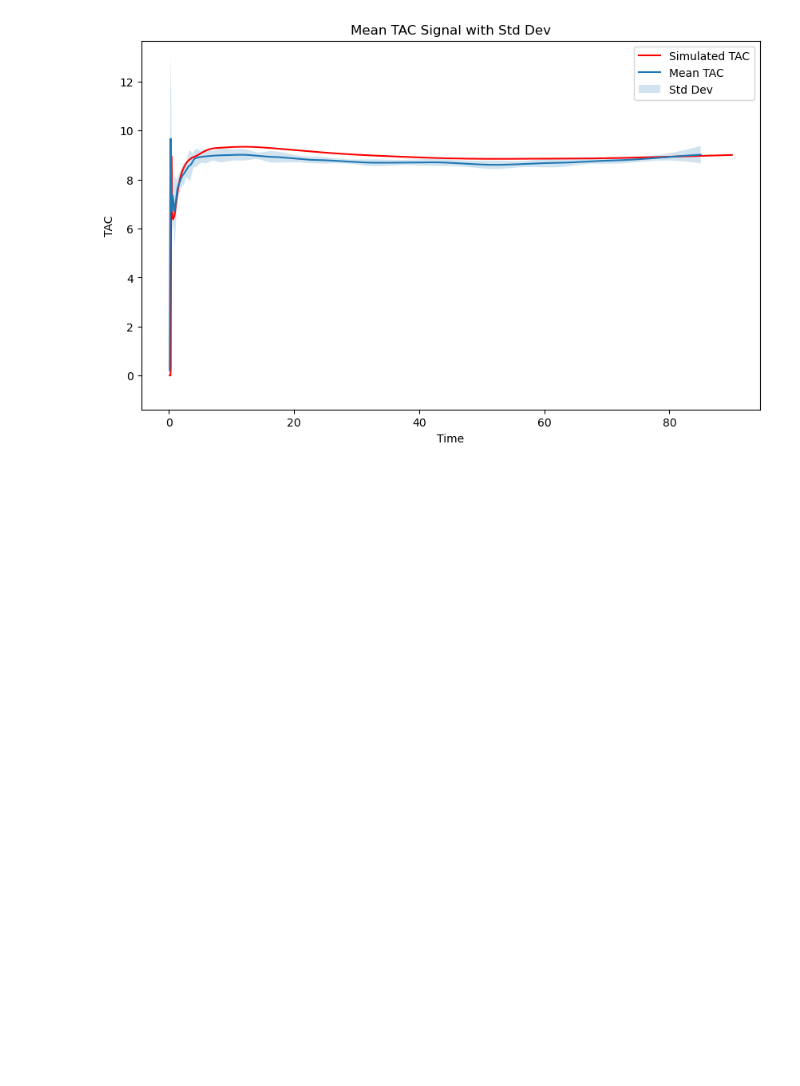
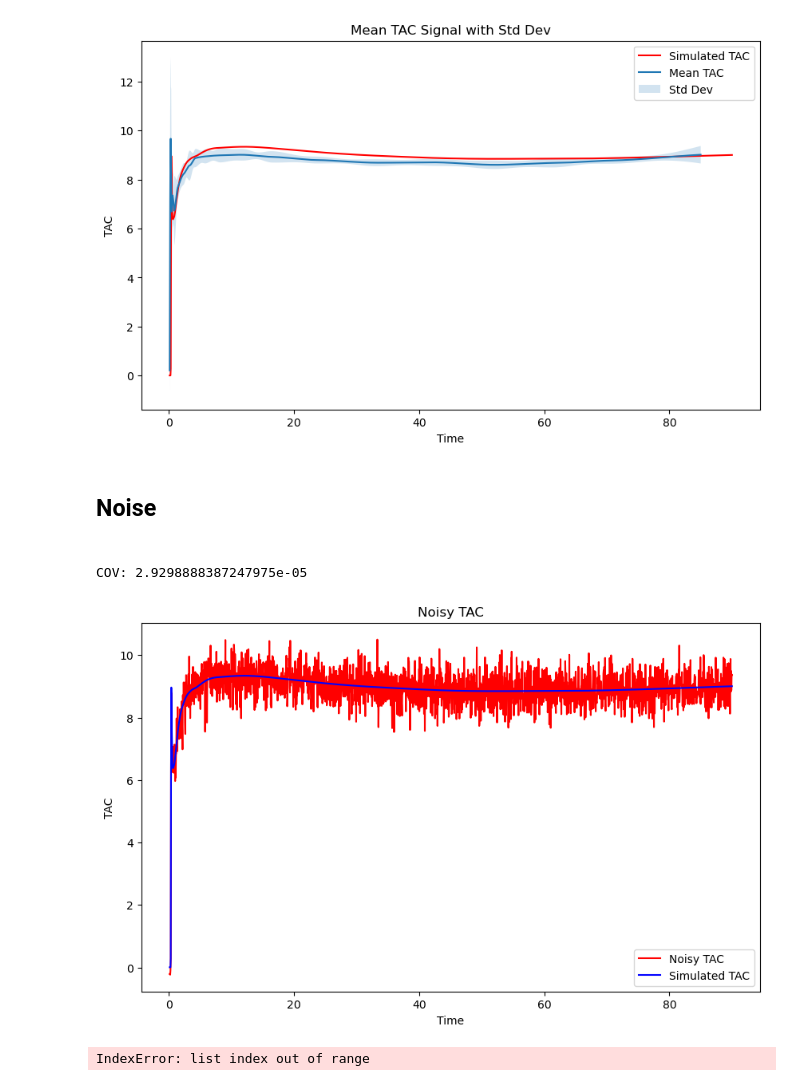
Before and after one commit to QuimSerraFaber/MSc-Thesis, a Jupyter notebook: Tests.ipynb, the cells around one changed output. Drawn from its saved outputs; the diff is of its cells as text; code cells hidden in the pictures; blank space fills up the shorter version.

Commit message:
Work on noise implementation

```diff
--- a/Tests.ipynb
+++ b/Tests.ipynb
@@ -311,6 +315,7 @@ def c_tissue5(IRF_values, pchip_pl, dt):
     Parameters:
     IRF_values (list): The IRF values.
     pchip_pl (list): Plasma concentration values interpolated using PCHIP.
+    dt (float): The time step increment.
 
     Returns:
     list: The simulated C_Tissue values.
@@ -321,9 +326,9 @@ def c_tissue5(IRF_values, pchip_pl, dt):
     simulated_c_tissue_values = scipy.signal.convolve(IRF_values, pchip_pl, mode='full')[:num_points]
 
     # Normalize the convolution result
-    normalized_result_tensor = simulated_c_tissue_values * dt # Multiply by dt
+    normalized_c_tissue = simulated_c_tissue_values * dt # Multiply by dt
 
-    return normalized_result_tensor
+    return normalized_c_tissue
 # %%
 dt = new_rtim[1] - new_rtim[0]
 simulated_c_tissue_values = c_tissue5(IRF_values, pchip_pl, dt)
@@ -455,3 +460,47 @@ plt.legend()
 plt.show()
 # %% [output]
 [figure]
+# %% [markdown]
+<h2> Noise <h2>
+# %%
+def adding_noise_simple(simulated_tac_values, ):
+    """
+    Adds normal noise to the simulated TAC values.
+
+    Parameters:
+    simulated_tac_values (list): The simulated TAC values.
+
+    Returns:
+    list: The simulated TAC values with added noise.
+    """
+    # Calculate the standard deviation using the last three TAC values
+    std_dev = np.std(simulated_tac_values[-3:])
+
+    # Calculate the mean of the last three TAC values
+    mean = np.mean(simulated_tac_values[-3:])
+
+    # Add Gaussian noise
+    #noise = np.random.normal(0, std_dev, len(simulated_tac_values))
+    noise = np.random.normal(0, 0.05 * mean, len(simulated_tac_values))
+    noisy_tac = simulated_tac_values + noise
+
+    return noisy_tac, noise
+# %%
+noisy_tac, noise = adding_noise_simple(simulated_tac_values)
+
+std_dev = np.std(simulated_tac_values[-3:])
+mean = np.mean(simulated_tac_values[-3:])
+print("COV:", std_dev/mean)
+
+# Plot the noisy TAC values
+plt.figure(figsize=(10, 6))
+plt.plot(new_rtim, noisy_tac, label='Noisy TAC', color='red')
+plt.plot(new_rtim, simulated_tac_values, label='Simulated TAC', color='blue')
+plt.xlabel('Time')
+plt.ylabel('TAC')
+plt.title('Noisy TAC')
+plt.legend()
+plt.show()
+# %% [output]
+COV: 2.9298888387247975e-05
+[figure, added]
@@ -457,0 +539,18 @@ plt.show()
+# %%
+noisy_tac, noise = adding_noise_advanced(simulated_tac_values)
+
+std_dev = np.std(simulated_tac_values[-3:])
+mean = np.mean(simulated_tac_values[-3:])
+print("COV:", std_dev/mean)
+
+# Plot the noisy TAC values
+plt.figure(figsize=(10, 6))
+plt.plot(new_rtim, noisy_tac, label='Noisy TAC', color='red')
+plt.plot(new_rtim, simulated_tac_values, label='Simulated TAC', color='blue')
+plt.xlabel('Time')
+plt.ylabel('TAC')
+plt.title('Noisy TAC')
+plt.legend()
+plt.show()
+# %% [output]
+IndexError: list index out of range
```
Also changed, not shown: parts of 7 cells of this notebook, 1 other file.
